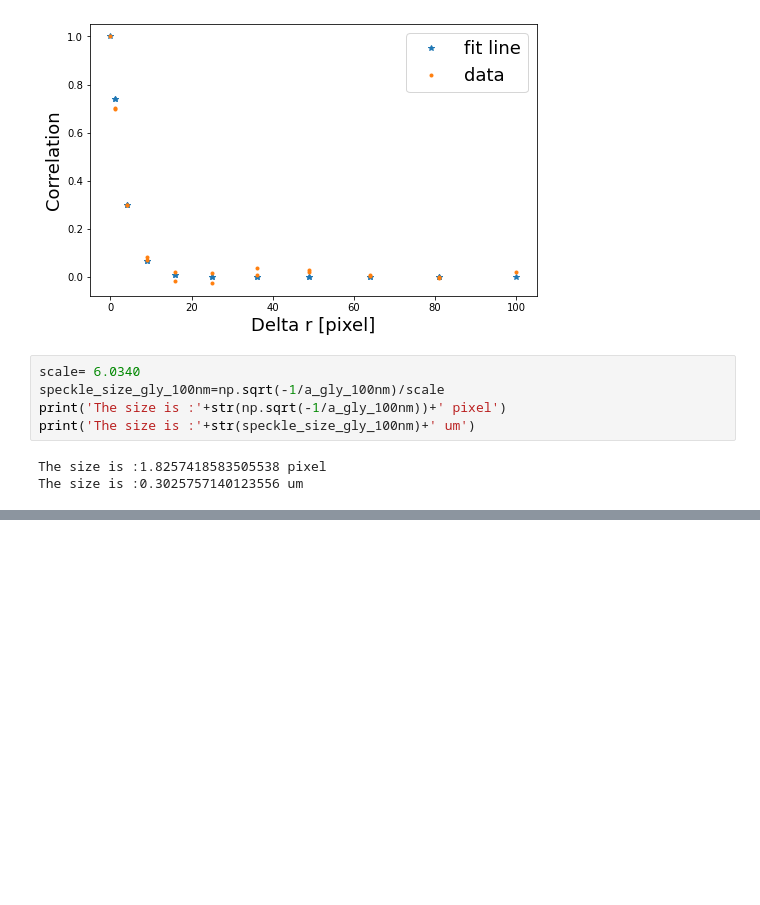
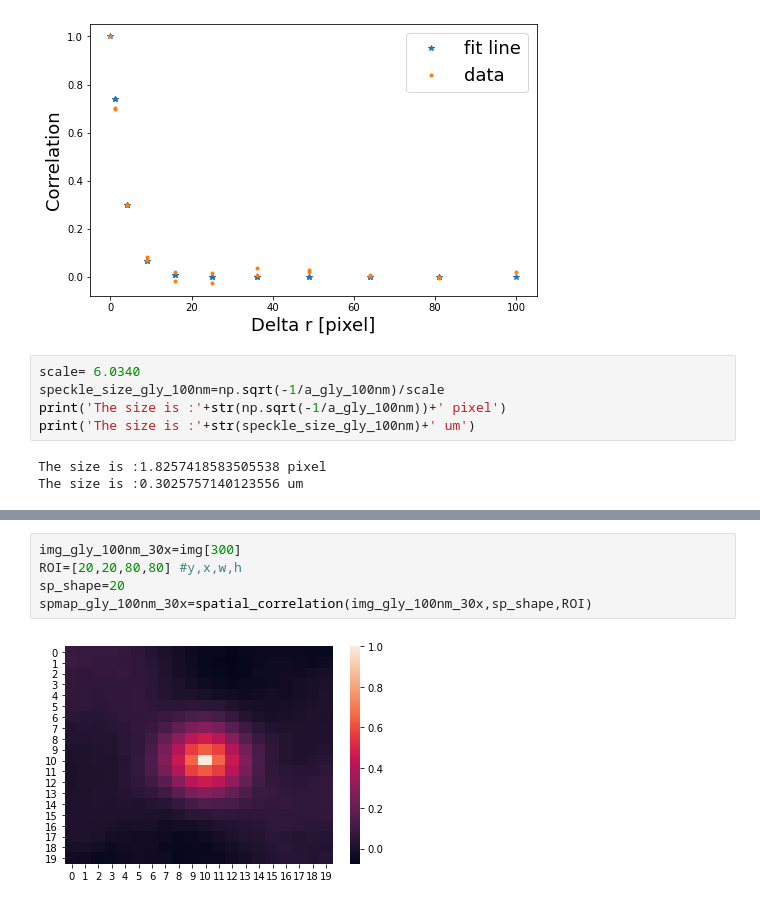
Before and after one commit to wwy-wwy-wwy/Speckle_project, a Jupyter notebook: Spatial autocorrelation.ipynb, the cells around one changed output, grey strips where cells are left out. Saved outputs shown, nothing was run; the diff lists cells and outputs as text; blank space fills up the shorter version.

```diff
--- a/Spatial autocorrelation.ipynb
+++ b/Spatial autocorrelation.ipynb
@@ -468,0 +477,7 @@ The size is :0.3025757140123556 um
+# %%
+img_gly_100nm_30x=img[300]
+ROI=[20,20,80,80] #y,x,w,h
+sp_shape=20
+spmap_gly_100nm_30x=spatial_correlation(img_gly_100nm_30x,sp_shape,ROI)
+# %% [output]
+[figure, added]
```
Also changed, not shown: parts of 14 cells of this notebook, 4 other files.
